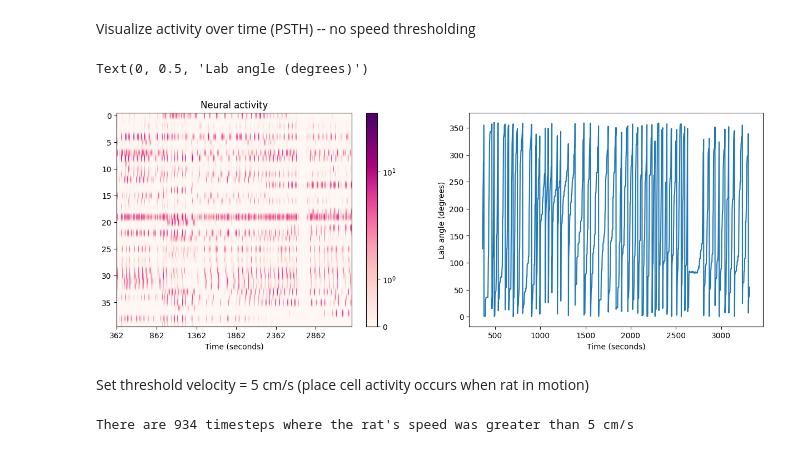
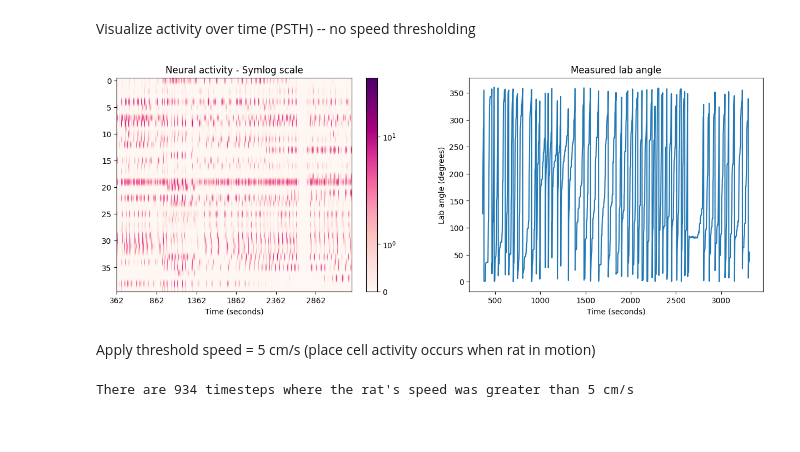
Before and after one commit to geometric-intelligence/neurometry, a Jupyter notebook: neuralgeom/notebooks/13_process_hippocampal_data.ipynb, the cells around one changed output. Drawn from its saved outputs; the diff is of its cells as text; code cells hidden in the pictures.

```diff
--- a/neuralgeom/notebooks/13_process_hippocampal_data.ipynb
+++ b/neuralgeom/notebooks/13_process_hippocampal_data.ipynb
@@ -113,24 +114,24 @@ Visualize activity over time (PSTH) -- no speed thresholding
 # %%
 import matplotlib.pyplot as plt
 
 fig, axs = plt.subplots(1,2,figsize=(15,5))
 
 psth = axs[0].imshow(neural_activity.T, aspect="auto",cmap="RdPu",norm="symlog")
-axs[0].set_title("Neural activity")
+axs[0].set_title("Neural activity - Symlog scale")
 axs[0].set_xticks(np.arange(len(times_in_seconds))[::500])
 axs[0].set_xticklabels(times_in_seconds[::500].astype(int))
 axs[0].set_xlabel("Time (seconds)")
 
 fig.colorbar(psth,ax=axs[0])
 
 axs[1].plot(times_in_seconds, angles)
 axs[1].set_xlabel("Time (seconds)")
 axs[1].set_ylabel("Lab angle (degrees)")
+axs[1].set_title("Measured lab angle");
 # %% [output]
-Text(0, 0.5, 'Lab angle (degrees)')
-[figure, old version]
+[figure, new version]
 # %% [markdown]
-Set threshold velocity = 5 cm/s (place cell activity occurs when rat in motion)
+Apply threshold speed = 5 cm/s (place cell activity occurs when rat in motion)
 # %%
 neural_activity = neural_activity[labels["velocities"]>5]
 
```
Also changed, not shown: parts of 42 cells of this notebook.
